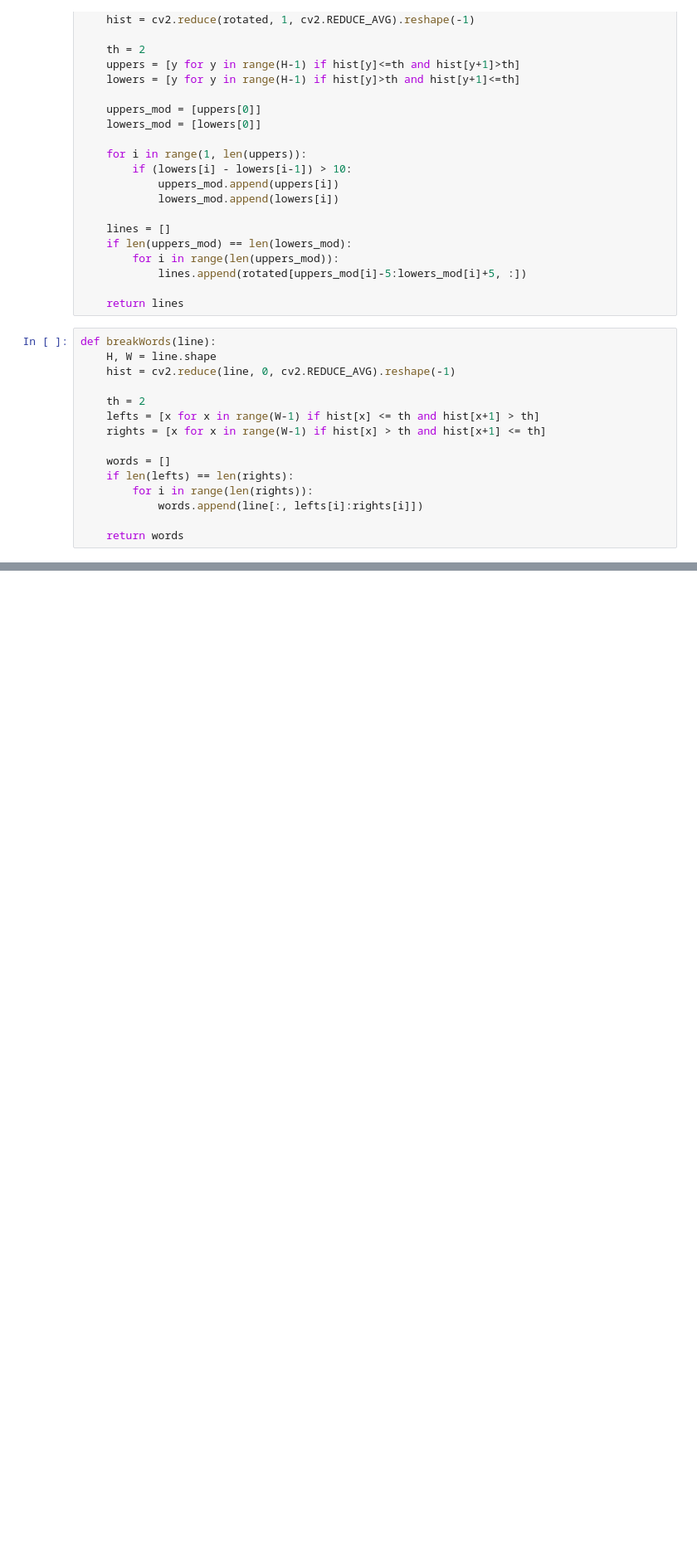
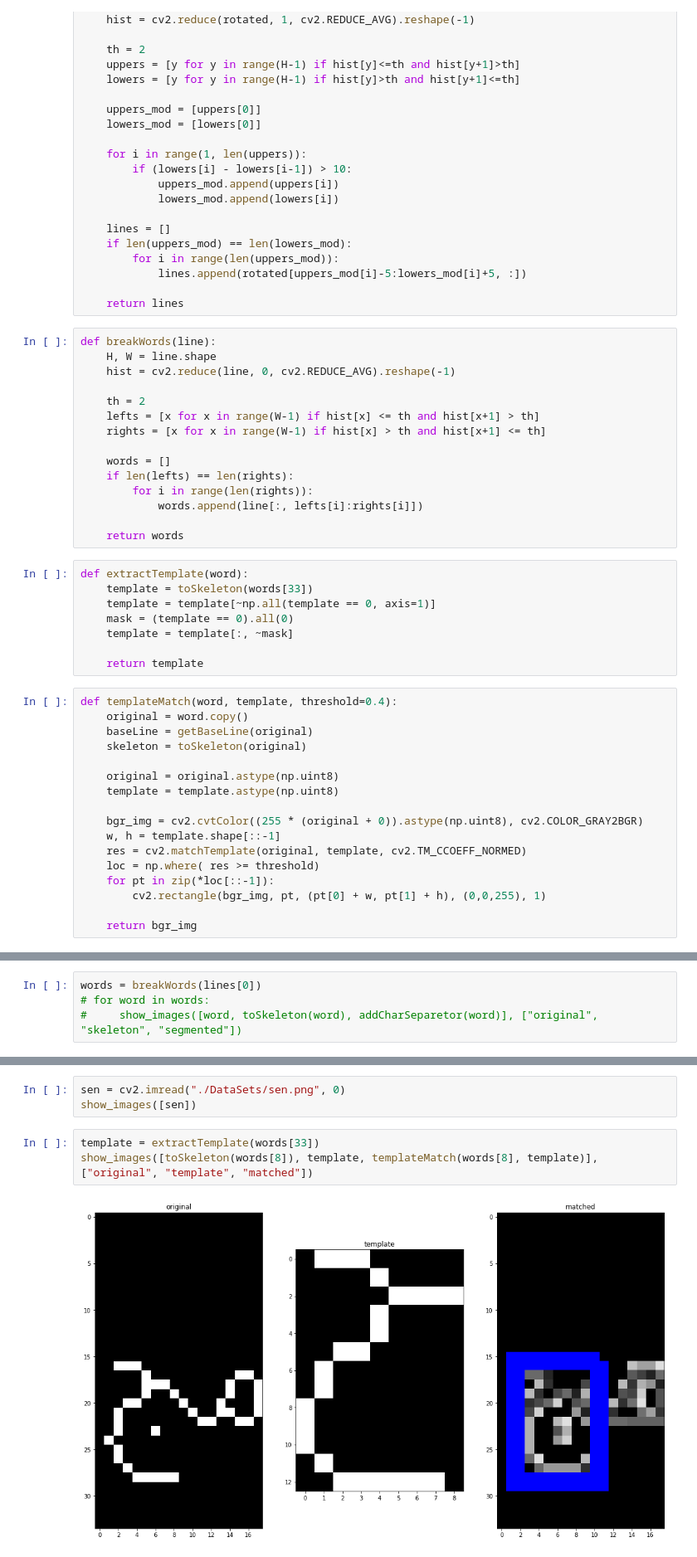
Before and after one commit to abdo-soliman/ArabicOCR, a Jupyter notebook: segmentation.ipynb, the cells around one changed output, grey strips where cells are left out. Shown at 83% size. Drawn from its saved outputs; the diff is of its cells as text; blank space fills up the shorter version.

```diff
--- a/segmentation.ipynb
+++ b/segmentation.ipynb
@@ -97,6 +103,31 @@ def breakWords(line):
             words.append(line[:, lefts[i]:rights[i]])
 
     return words
+# %%
+def extractTemplate(word):
+    template = toSkeleton(words[33])
+    template = template[~np.all(template == 0, axis=1)]
+    mask = (template == 0).all(0)
+    template = template[:, ~mask]
+
+    return template
+# %%
+def templateMatch(word, template, threshold=0.4):
+    original = word.copy()
+    baseLine = getBaseLine(original)
+    skeleton = toSkeleton(original)
+
+    original = original.astype(np.uint8)
+    template = template.astype(np.uint8)
+
+    bgr_img = cv2.cvtColor((255 * (original + 0)).astype(np.uint8), cv2.COLOR_GRAY2BGR)
+    w, h = template.shape[::-1]
+    res = cv2.matchTemplate(original, template, cv2.TM_CCOEFF_NORMED)
+    loc = np.where( res >= threshold)
+    for pt in zip(*loc[::-1]):
+        cv2.rectangle(bgr_img, pt, (pt[0] + w, pt[1] + h), (0,0,255), 1)
+
+    return bgr_img
 # %%
 def addCharSeparetor(word):
     binary = word.copy()
@@ -310,0 +187,4 @@ show_images([bgr_skeleton], ['marked areas'])
+# %%
+words = breakWords(lines[0])
+# for word in words:
+#     show_images([word, toSkeleton(word), addCharSeparetor(word)], ["original", "skeleton", "segmented"])
@@ -310,0 +308,8 @@ show_images([bgr_skeleton], ['marked areas'])
+# %%
+sen = cv2.imread("./DataSets/sen.png", 0)
+show_images([sen])
+# %%
+template = extractTemplate(words[33])
+show_images([toSkeleton(words[8]), template, templateMatch(words[8], template)], ["original", "template", "matched"])
+# %% [output]
+[figure, added]
```
Also changed, not shown: parts of 15 cells of this notebook, 1 other file.
